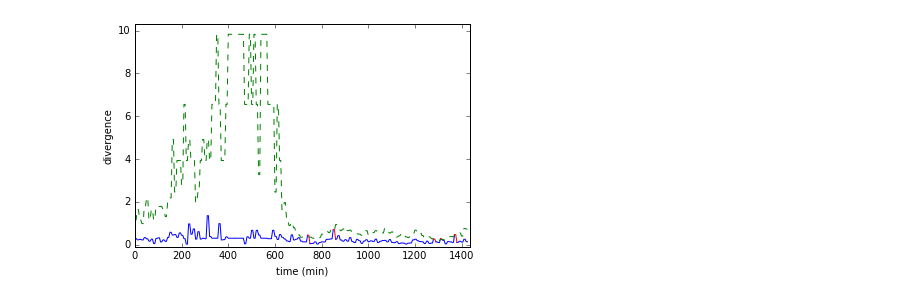
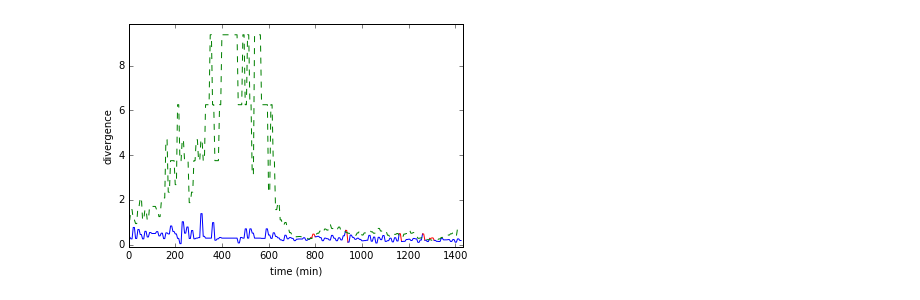
Before and after one commit to jingzbu/WAJAD, a Jupyter notebook: 03_ano_detec_workday_robust/09_combine_all_subroutines.ipynb, the cells around one changed output. Saved outputs shown, nothing was run; the diff lists cells and outputs as text; code cells hidden in the pictures.

Commit message:
finish adding feature "delay" to the detection algorithm

```diff
--- a/03_ano_detec_workday_robust/09_combine_all_subroutines.ipynb
+++ b/03_ano_detec_workday_robust/09_combine_all_subroutines.ipynb
@@ -408,9 +423,9 @@ def Estimate_PLs_from_ref_traffic(loc_k, length_k, numPts_k, speed_k):
 
     sample_path_jam_ref_data_
 # %%
-def Anomaly_detection(beta, sam_gap, win_size):
+def Anomaly_detection(beta, sam_gap, win_size, flag):
     # Loading PL data
-    PL_dict = zload(data_folder + 'PL_dict.pkz')
+    PL_dict = zload(data_folder + 'PL_dict_%s.pkz'%flag)
 
     # PL_dict
 
@@ -445,7 +460,7 @@ def Anomaly_detection(beta, sam_gap, win_size):
 
     # Loading test data
 
-    with open(data_folder + 'sample_path_jam_test_data_sorted_trans.json', 'r') as json_file:
+    with open(data_folder + 'sample_path_jam_test_data_sorted_trans_%s.json'%flag, 'r') as json_file:
         sample_path_jam_test_data_sorted_trans = json.load(json_file)
 
 #     sample_path_jam_test_data_sorted_trans['0']
@@ -503,10 +518,36 @@ def Anomaly_detection(beta, sam_gap, win_size):
     plt.xlabel('time (min)')
     pylab.ylim(-0.1, max(etaWC_list)+0.5)
     pylab.xlim(0, max(time_range)+10)
-    plt.savefig(data_folder + 'detec_results_WC_robust.pdf')
+    plt.savefig(data_folder + 'detec_results_WC_robust_%s.pdf'%flag)
     return time_range, KL_list, etaWC_list, win_jam
+# %%
+def run(para_dict):
+    extractRefandTestData(para_dict['radius'], para_dict['numPtThres'])
+
+    distToClusterCenter, loc_label, loc_centroid = QuantRefandTestTraffic(para_dict['loc_k'], \
+                                                                          para_dict['num_core'], \
+                                                                          para_dict['length_k'], \
+                                                                          para_dict['numPts_k'], \
+                                                                          para_dict['speed_k'], \
+                                                                          para_dict['delay_k'], \
+                                                                          para_dict['flag'])
+
+    Mapping_features_in_ref_and_test_traffic_to_alphabet(para_dict['loc_k'], para_dict['length_k'], \
+                                                         para_dict['numPts_k'], para_dict['speed_k'], \
+                                                         para_dict['delay_k'], para_dict['flag'])
+
+    Estimate_PLs_from_ref_traffic(para_dict['loc_k'], para_dict['length_k'], para_dict['numPts_k'], \
+                                  para_dict['speed_k'], para_dict['delay_k'], para_dict['flag'])
+
+    time_range, KL_list, etaWC_list, win_jam = Anomaly_detection(para_dict['beta'], para_dict['sam_gap'], \
+                                                                 para_dict['win_size'], para_dict['flag'])
+
+    zdump(para_dict, data_folder + 'para_dict_%s.pkz'%(para_dict['flag']))
+    zdump([distToClusterCenter, loc_label, loc_centroid], data_folder + 'loc_quant_results_%s.pkz'%(para_dict['flag']))
+    zdump([time_range, KL_list, etaWC_list, win_jam], data_folder + 'detec_results_%s.pkz'%(para_dict['flag']))
 # %%
-para_dict = {'radius':3e3, 'numPtThres':200000, 'loc_k':3, 'num_core':12, 'length_k':2, 'numPts_k':1, 'speed_k':1, \
-             'beta':1e-6, 'sam_gap':300, 'win_size':600}
+para_dict_delay = {'radius':3e3, 'numPtThres':200000, 'loc_k':3, 'num_core':12, 'length_k':1, 'numPts_k':1, 'speed_k':1, \
+             'delay_k':2, 'beta':1e-6, 'sam_gap':300, 'win_size':600, 'flag':'delay'}
 
-zdump(para_dict, data_folder + 'para_dict.pkz')
+para_dict_length = {'radius':3e3, 'numPtThres':200000, 'loc_k':3, 'num_core':12, 'length_k':2, 'numPts_k':1, 'speed_k':1, \
+             'delay_k':1, 'beta':1e-6, 'sam_gap':300, 'win_size':600, 'flag':'length'}
@@ -526,5 +553,0 @@ Estimate_PLs_from_ref_traffic(para_dict['loc_k'], para_dict['length_k'], para_di
-# %%
-time_range, KL_list, etaWC_list, win_jam = Anomaly_detection(para_dict['beta'], para_dict['sam_gap'], \
-                                                             para_dict['win_size'])
-# %% [output]
-[figure, removed]
@@ -533,0 +554,4 @@ zdump([time_range, KL_list, etaWC_list, win_jam], data_folder + 'detec_results.p
+# %%
+run(para_dict_delay)
+# %% [output]
+[figure, added]
```
Also changed, not shown: parts of 11 cells of this notebook, 11 other files.
